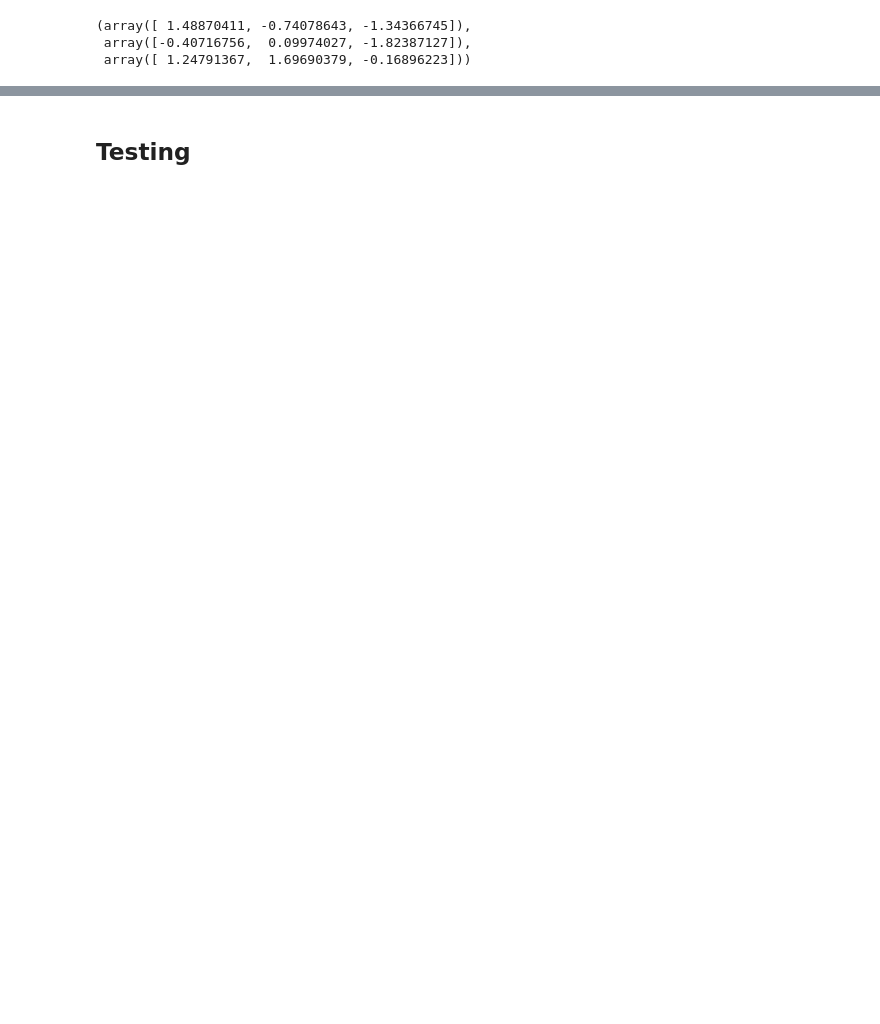
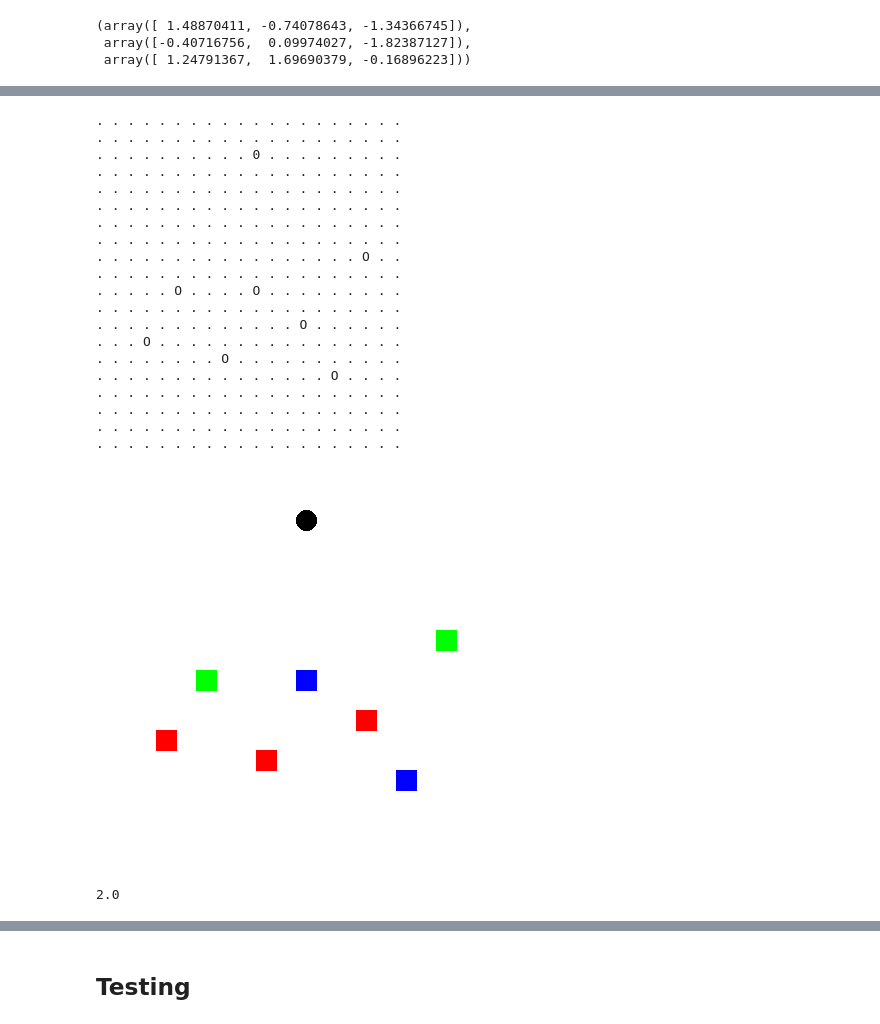
Before and after one commit to lorenzoleuzzi1/lifelong_evolutionary_swarms, a Jupyter notebook: notebooks/env_demo.ipynb, the cells around one changed output, grey strips where cells are left out. Saved outputs shown, nothing was run; the diff lists cells and outputs as text; code cells hidden in the pictures; blank space fills up the shorter version.

Commit message:
trying bristol

```diff
--- a/notebooks/env_demo.ipynb
+++ b/notebooks/env_demo.ipynb
@@ -131,0 +169,72 @@ env.action_space.sample()
+# %%
+initial_setting_bristol = {}
+initial_setting_bristol['blocks'] = np.array([
+    [6.6, 2.4],  # Carrier 100
+    [5.1, 6.9],  # Carrier 101
+    [6.6, 9.0],  # Carrier 102
+    [9.6, 9.6],  # Carrier 103
+    [8.1, 6.9],  # Carrier 104
+    [9.9, 4.2],  # Carrier 105
+    [6.9, 4.5]   # Carrier 106
+])
+initial_setting_bristol['colors'] = np.array([3, 5, 3, 4, 4, 5, 3])
+initial_setting_bristol['agents'] =  np.array([
+    [1.5, 3.0],  # Agent 0
+    [1.5, 6.0],  # Agent 1
+    [1.5, 9.0]   # Agent 2
+])
+initial_setting_bristol['headings'] = np.array([180, 180, 180])
+initial_setting_bristol['agents'] =  np.array([
+   # [1.5, 3.0],  # Agent 0
+    [1.5, 8],  # Agent 1
+   # [1.5, 9.0]   # Agent 2
+])
+initial_setting_bristol['headings'] = np.array([180]) #, 180, 180])
+initial_setting_bristol['blocks'] = np.array([
+        [10.8, 2.8],  # Carrier 100
+        [8, 4],  # Carrier 101
+        [11.6, 6.8],  # Carrier 102
+        [8, 8.8],  # Carrier 103
+        [12.4, 12.8],  # Carrier 104
+        [6.4, 14],  # Carrier 105
+        [10, 10.8]   # Carrier 106
+    ])
+# initial_setting_bristol['agents'] = np.array([[6.0, 6.0]])
+# initial_setting_bristol['headings'] = np.array([312])
+# initial_setting_bristol['blocks'] = np.array([
+#     [7.0, 7.0],  # Carrier 100
+#     [5.0, 5.0],  # Carrier 101
+#     [5.0, 7.0],  # Carrier 102
+#     [7.0, 5.0]  # Carrier 103
+# ])
+# initial_setting_bristol['colors'] = np.array([3, 4, 5, 6])
+env = environment.SwarmForagingEnv(n_agents = 1, n_blocks = 7, target_color=environment.RED,
+                           duration=500, size = 17, max_retrieves=3,
+                           repositioning=False,
+                           sensor_range=2)
+
+env.reset(initial_state = initial_setting_bristol)
+env.render()
+# env = environment.SwarmForagingEnv(target_color= environment.BLUE, n_agents = 3, n_blocks = 6, distribution="uniform", size = 12)
+# %% [output]
+. . . . . . . . . . . . . . . . . . . .
+. . . . . . . . . . . . . . . . . . . .
+. . . . . . . . . . 0 . . . . . . . . .
+. . . . . . . . . . . . . . . . . . . .
+. . . . . . . . . . . . . . . . . . . .
+. . . . . . . . . . . . . . . . . . . .
+. . . . . . . . . . . . . . . . . . . .
+. . . . . . . . . . . . . . . . . . . .
+. . . . . . . . . . . . . . . . . O . .
+. . . . . . . . . . . . . . . . . . . .
+. . . . . O . . . . O . . . . . . . . .
+. . . . . . . . . . . . . . . . . . . .
+. . . . . . . . . . . . . O . . . . . .
+. . . O . . . . . . . . . . . . . . . .
+. . . . . . . . O . . . . . . . . . . .
+. . . . . . . . . . . . . . . O . . . .
+. . . . . . . . . . . . . . . . . . . .
+. . . . . . . . . . . . . . . . . . . .
+. . . . . . . . . . . . . . . . . . . .
+. . . . . . . . . . . . . . . . . . . .
+[figure, added]
@@ -131,0 +254,4 @@ env.action_space.sample()
+# %%
+env.max_wheel_velocity
+# %% [output]
+2.0
```
Also changed, not shown: parts of 10 cells of this notebook, 19 other files.
